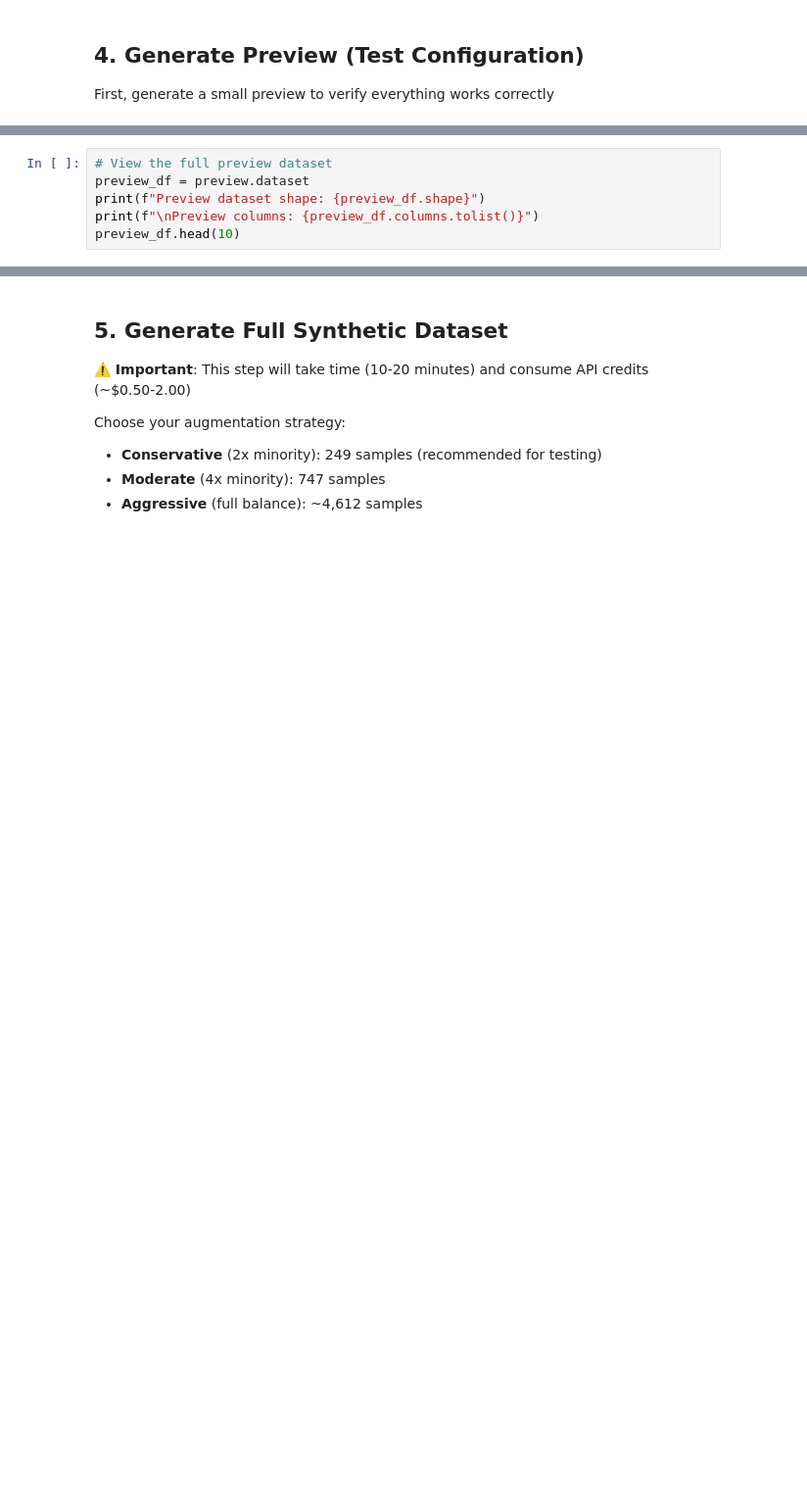
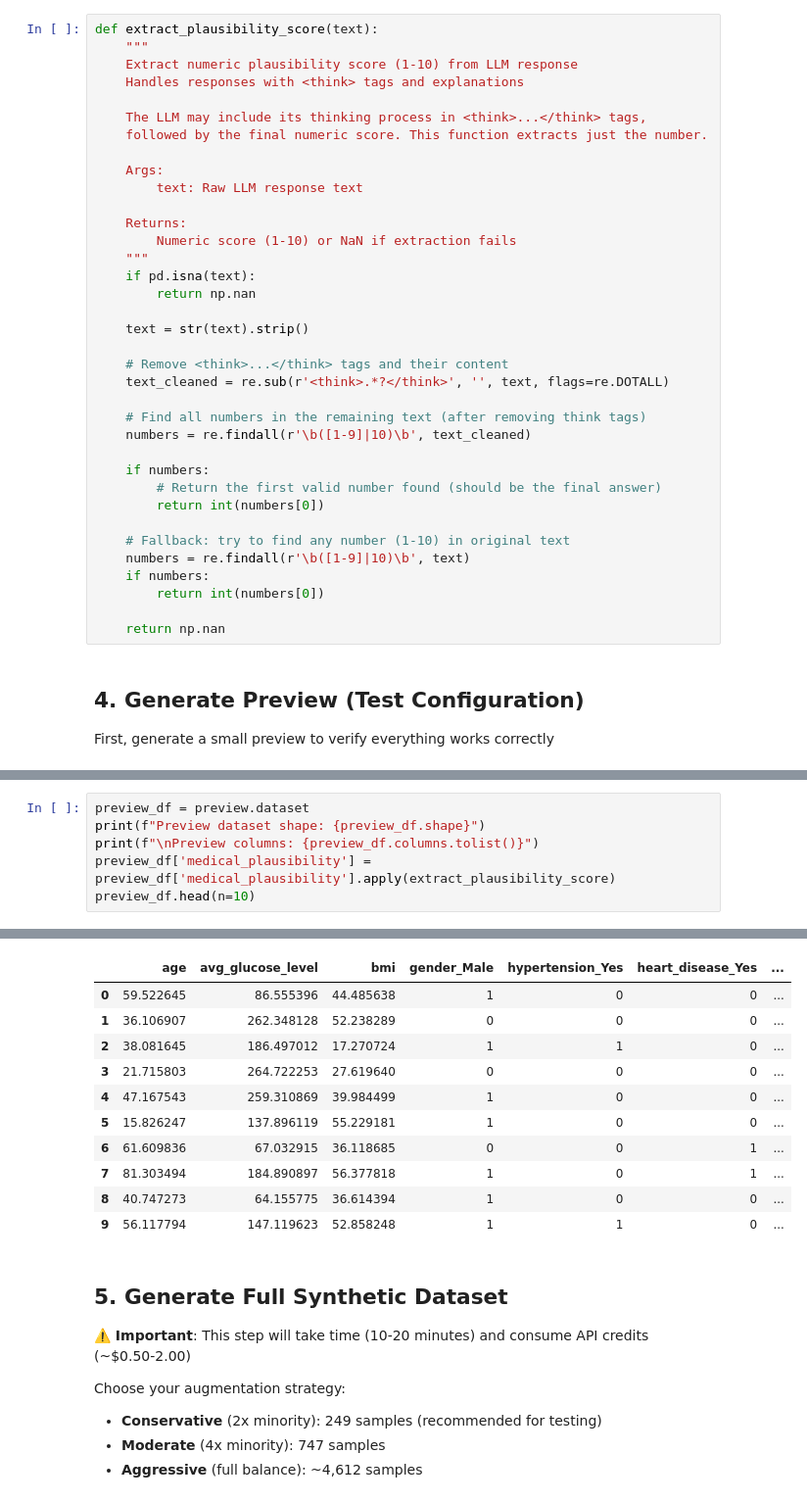
Before and after one commit to willmurray9/class-imbalance-testing, a Jupyter notebook: notebooks/nemo-data-designer-model.ipynb, the cells around one changed output, grey strips where cells are left out. Shown at 98% size. Drawn from its saved outputs; the diff is of its cells as text; blank space fills up the shorter version.

Commit message:
Updates to the medical plausability column

```diff
--- a/notebooks/nemo-data-designer-model.ipynb
+++ b/notebooks/nemo-data-designer-model.ipynb
@@ -382,3 +380,39 @@ print("\n✅ Configuration complete!")
+# %%
+def extract_plausibility_score(text):
+    """
+    Extract numeric plausibility score (1-10) from LLM response
+    Handles responses with <think> tags and explanations
+
+    The LLM may include its thinking process in <think>...</think> tags,
+    followed by the final numeric score. This function extracts just the number.
+
+    Args:
+        text: Raw LLM response text
+
+    Returns:
+        Numeric score (1-10) or NaN if extraction fails
+    """
+    if pd.isna(text):
+        return np.nan
+
+    text = str(text).strip()
+
+    # Remove <think>...</think> tags and their content
+    text_cleaned = re.sub(r'<think>.*?</think>', '', text, flags=re.DOTALL)
+
+    # Find all numbers in the remaining text (after removing think tags)
+    numbers = re.findall(r'\b([1-9]|10)\b', text_cleaned)
+
+    if numbers:
+        # Return the first valid number found (should be the final answer)
+        return int(numbers[0])
+
+    # Fallback: try to find any number (1-10) in original text
+    numbers = re.findall(r'\b([1-9]|10)\b', text)
+    if numbers:
+        return int(numbers[0])
+
+    return np.nan
 # %% [markdown]
 ## 4. Generate Preview (Test Configuration)
 
@@ -396,6 +470,7 @@ preview.display_sample_record()
 # %%
-# View the full preview dataset
 preview_df = preview.dataset
 print(f"Preview dataset shape: {preview_df.shape}")
 print(f"\nPreview columns: {preview_df.columns.tolist()}")
-preview_df.head(10)
+preview_df['medical_plausibility'] = preview_df['medical_plausibility'].apply(extract_plausibility_score)
+preview_df.head(n=10)
+# %% [output]
@@ -402,3 +480,14 @@ preview_df.head(10)
+|  | age | avg_glucose_level | bmi | gender_Male | hypertension_Yes | heart_disease_Yes | ... |
+| 0 | 59.522645 | 86.555396 | 44.485638 | 1 | 0 | 0 | ... |
+| 1 | 36.106907 | 262.348128 | 52.238289 | 0 | 0 | 0 | ... |
+| 2 | 38.081645 | 186.497012 | 17.270724 | 1 | 1 | 0 | ... |
+| 3 | 21.715803 | 264.722253 | 27.619640 | 0 | 0 | 0 | ... |
+| 4 | 47.167543 | 259.310869 | 39.984499 | 1 | 0 | 0 | ... |
+| 5 | 15.826247 | 137.896119 | 55.229181 | 1 | 0 | 0 | ... |
+| 6 | 61.609836 | 67.032915 | 36.118685 | 0 | 0 | 1 | ... |
+| 7 | 81.303494 | 184.890897 | 56.377818 | 1 | 0 | 1 | ... |
+| 8 | 40.747273 | 64.155775 | 36.614394 | 1 | 0 | 0 | ... |
+| 9 | 56.117794 | 147.119623 | 52.858248 | 1 | 1 | 0 | ... |
 # %% [markdown]
 ## 5. Generate Full Synthetic Dataset
 
```
Also changed, not shown: parts of 24 cells of this notebook.
